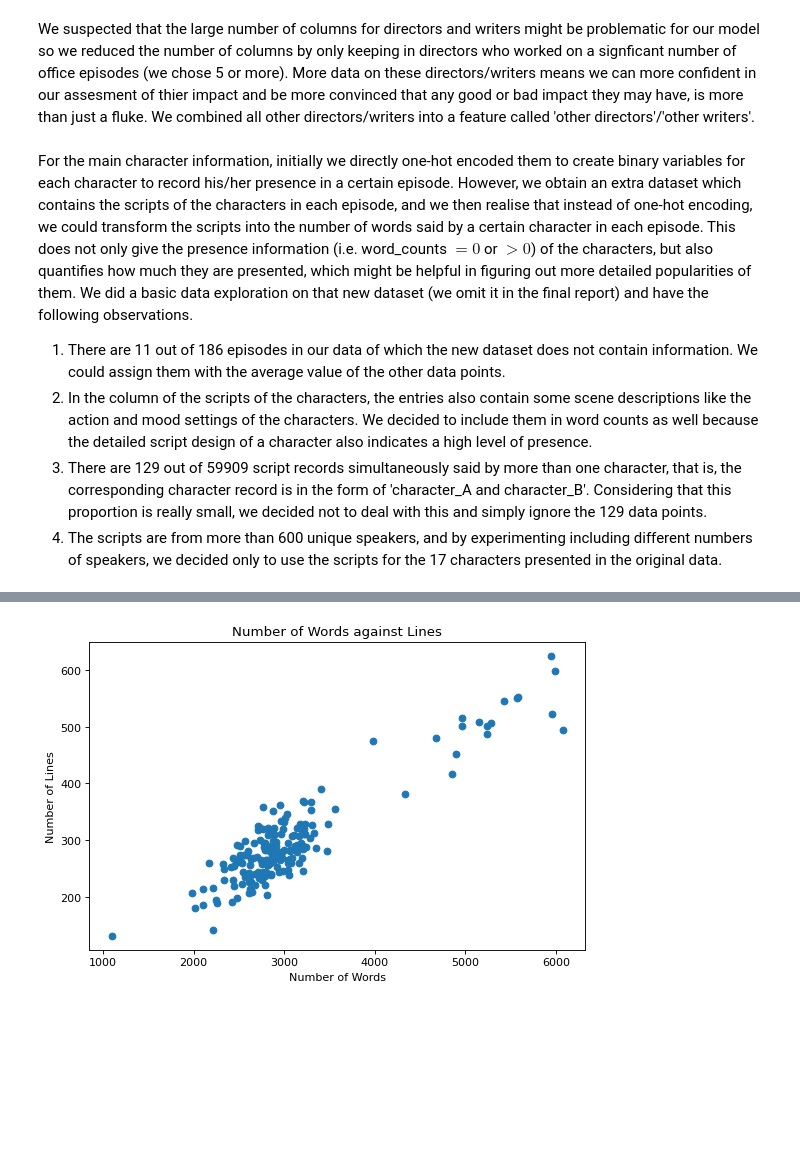
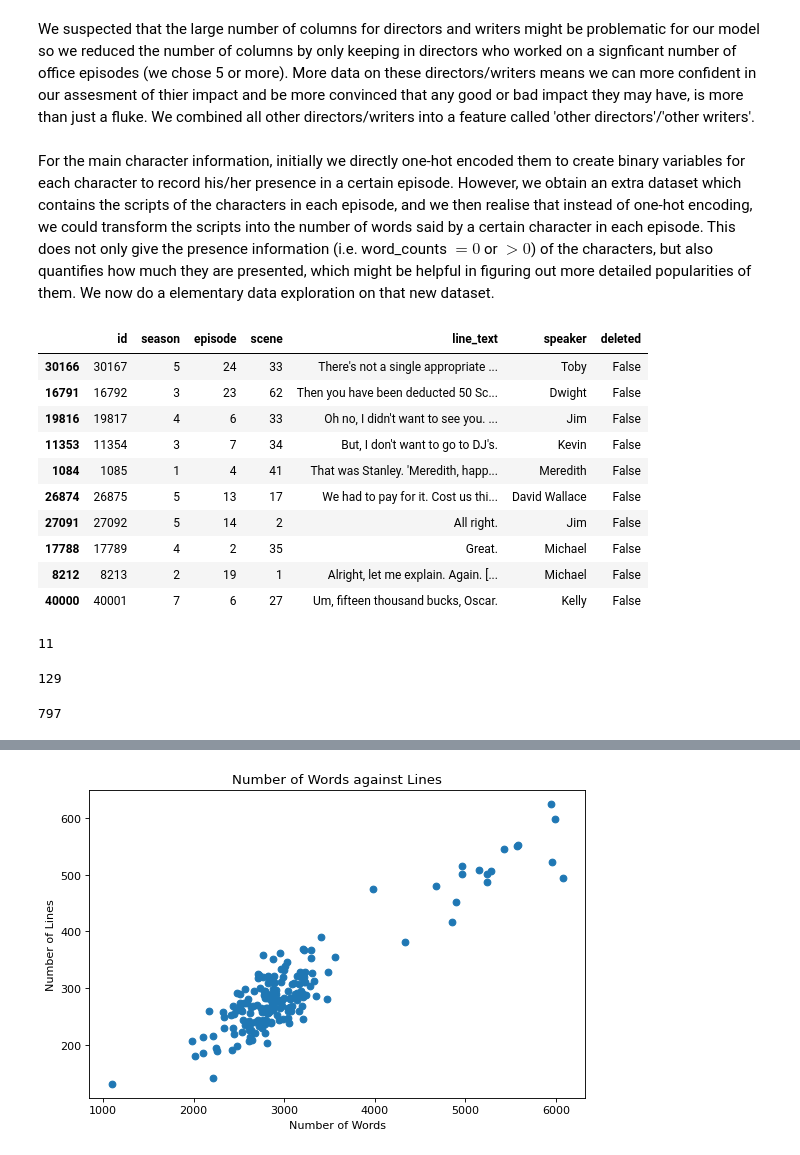
Before and after one commit to BradWangW/imdb_rate_model, a Jupyter notebook: project1.ipynb, the cells around one changed output, grey strips where cells are left out. Drawn from its saved outputs; the diff is of its cells as text; code cells hidden in the pictures; blank space fills up the shorter version.

```diff
--- a/project1.ipynb
+++ b/project1.ipynb
@@ -313,8 +292,44 @@ data_numeric.drop(['air_year'], axis=1, inplace=True)
 pd.set_option('display.max_columns', None)
 # %% [markdown]
-For the main character information, initially we directly one-hot encoded them to create binary variables for each character to record his/her presence in a certain episode. However, we obtain an extra dataset which contains the scripts of the characters in each episode, and we then realise that instead of one-hot encoding, we could transform the scripts into the number of words said by a certain character in each episode. This does not only give the presence information (i.e. word_counts $= 0$ or $>0$) of the characters, but also quantifies how much they are presented, which might be helpful in figuring out more detailed popularities of them. We did a basic data exploration on that new dataset (we omit it in the final report) and have the following observations.
-
-1. There are 11 out of 186 episodes in our data of which the new dataset does not contain information. We could assign them with the average value of the other data points.
-2. In the column of the scripts of the characters, the entries also contain some scene descriptions like the action and mood settings of the characters. We decided to include them in word counts as well because the detailed script design of a character also indicates a high level of presence.
-3. There are 129 out of 59909 script records simultaneously said by more than one character, that is, the corresponding character record is in the form of 'character_A and character_B'. Considering that this proportion is really small, we decided not to deal with this and simply ignore the 129 data points.
-4. The scripts are from more than 600 unique speakers, and by experimenting including different numbers of speakers, we decided only to use the scripts for the 17 characters presented in the original data.
+For the main character information, initially we directly one-hot encoded them to create binary variables for each character to record his/her presence in a certain episode. However, we obtain an extra dataset which contains the scripts of the characters in each episode, and we then realise that instead of one-hot encoding, we could transform the scripts into the number of words said by a certain character in each episode. This does not only give the presence information (i.e. word_counts $= 0$ or $>0$) of the characters, but also quantifies how much they are presented, which might be helpful in figuring out more detailed popularities of them. We now do a elementary data exploration on that new dataset.
+# %%
+data_scripts.sample(10)
+# %% [output]
+|  | id | season | episode | scene | line_text | speaker | deleted |
+| 30166 | 30167 | 5 | 24 | 33 | There's not a single appropriate ... | Toby | False |
+| 16791 | 16792 | 3 | 23 | 62 | Then you have been deducted 50 Sc... | Dwight | False |
+| 19816 | 19817 | 4 | 6 | 33 | Oh no, I didn't want to see you. ... | Jim | False |
+| 11353 | 11354 | 3 | 7 | 34 | But, I don't want to go to DJ's. | Kevin | False |
+| 1084 | 1085 | 1 | 4 | 41 | That was Stanley. 'Meredith, happ... | Meredith | False |
+| 26874 | 26875 | 5 | 13 | 17 | We had to pay for it. Cost us thi... | David Wallace | False |
+| 27091 | 27092 | 5 | 14 | 2 | All right. | Jim | False |
+| 17788 | 17789 | 4 | 2 | 35 | Great. | Michael | False |
+| 8212 | 8213 | 2 | 19 | 1 | Alright, let me explain. Again. [... | Michael | False |
+| 40000 | 40001 | 7 | 6 | 27 | Um, fifteen thousand bucks, Oscar. | Kelly | False |
+# %%
+# Create the id 'season_episode' according to the earlier definition
+data_scripts['season_episode'] = 's' + data_scripts['season'].astype(str) + '_e' + data_scripts['episode'].astype(str)
+
+counter = 0
+# Check the episodes in our data that are not in the extra data
+for s_e in data_numeric['season_episode'].unique():
+    if s_e not in data_scripts['season_episode'].unique():
+        counter+=1
+
+print(counter)
+# %% [output]
+11
+# %%
+counter = 0
+# Check the sentences said simultaneously by more than one characters
+for speaker in data_scripts['speaker']:
+    if 'and' in speaker:
+        counter += 1
+
+print(counter)
+# %% [output]
+129
+# %%
+len(data_scripts['speaker'].unique())
+# %% [output]
+797
```
Also changed, not shown: parts of 18 cells of this notebook.
